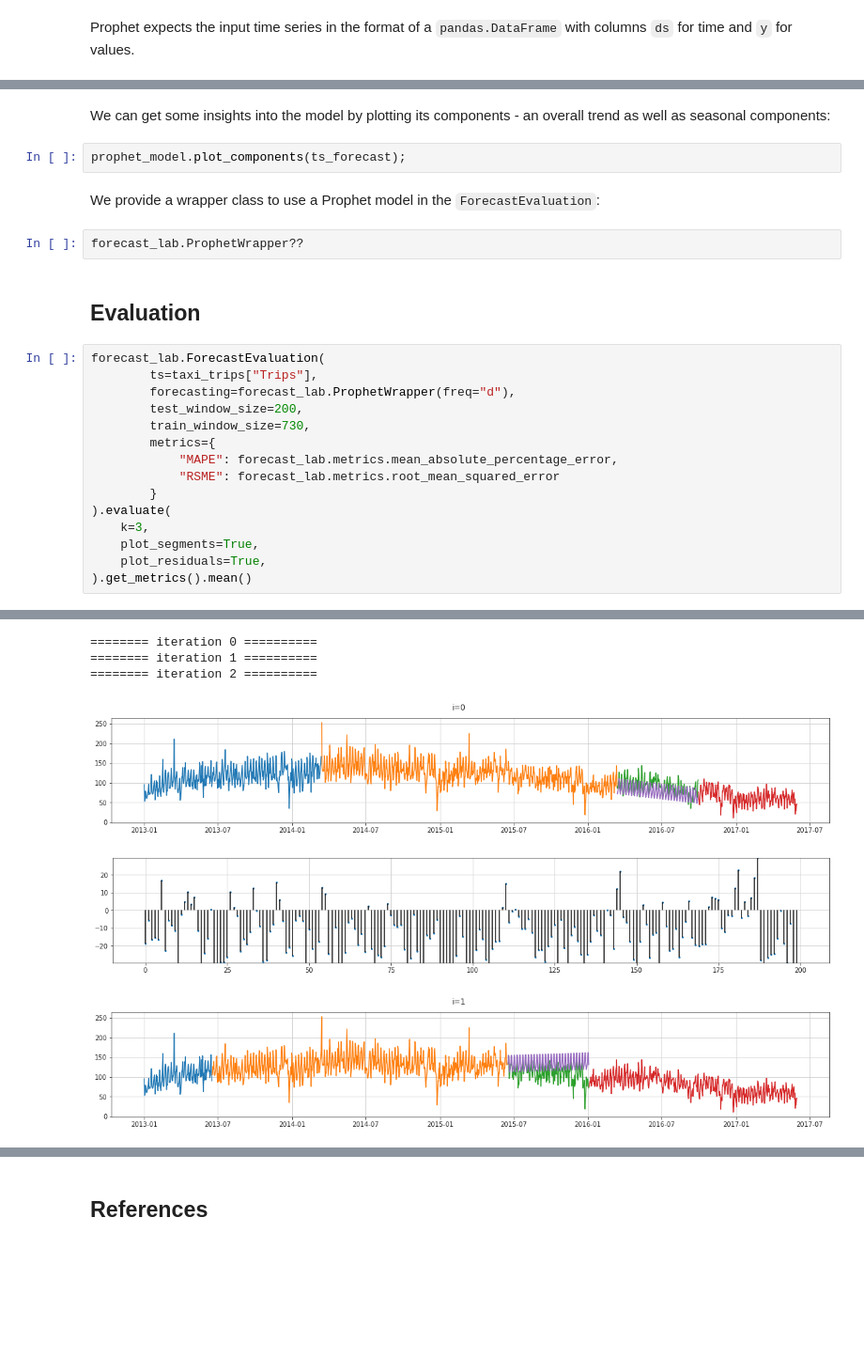
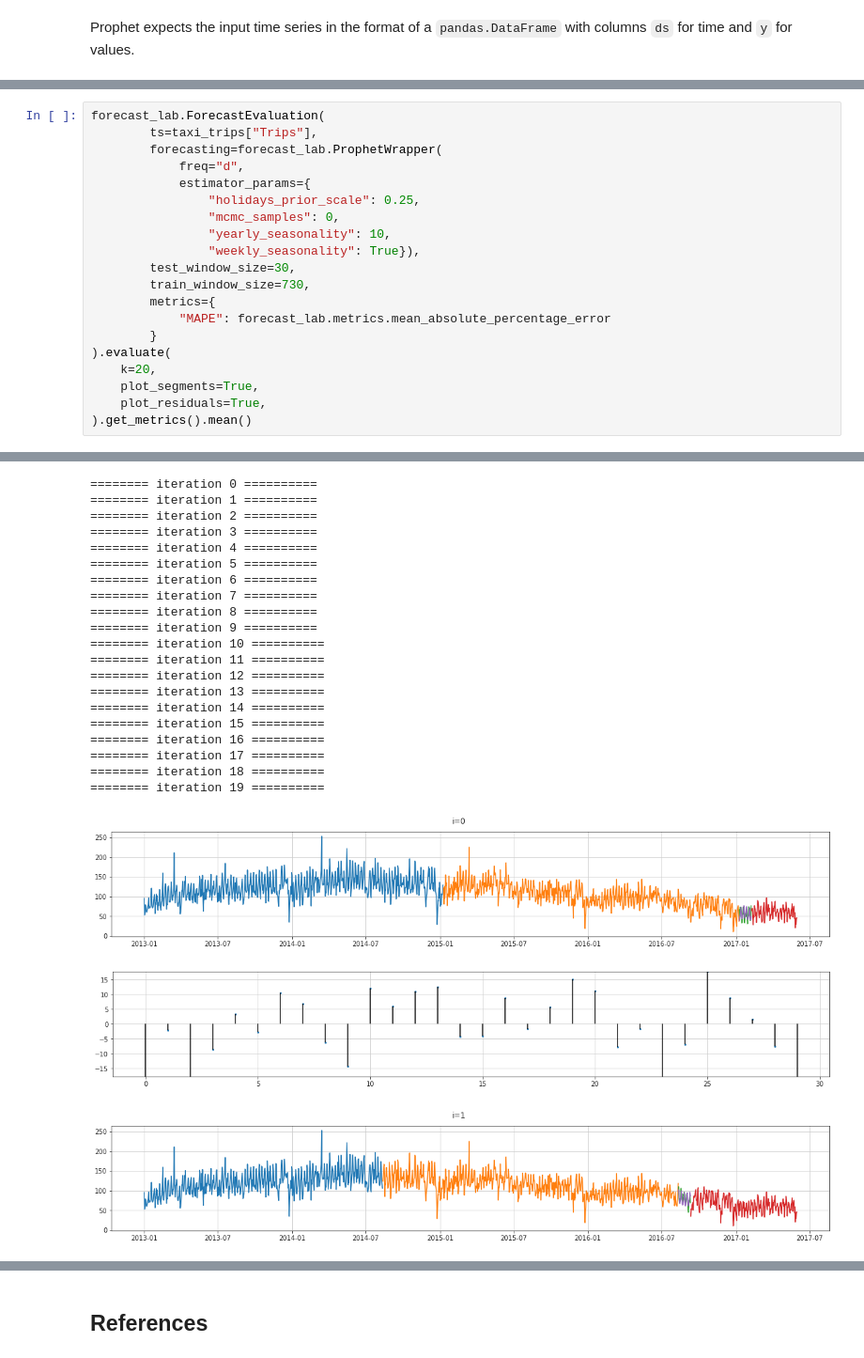
Before and after one commit to gsimbr/forecast-lab, a Jupyter notebook: notebooks/forecast.ipynb, the cells around one changed output, grey strips where cells are left out. Shown at 94% size. Cells and saved outputs as stored; diff of their text form; blank space fills up the shorter version.

```diff
--- a/notebooks/forecast.ipynb
+++ b/notebooks/forecast.ipynb
@@ -61,25 +36,20 @@ prophet_model.plot(ts_forecast[ts_forecast["ds"] > taxi_trips.index.max()], );
-# %% [markdown]
-We can get some insights into the model by plotting its components - an overall trend as well as seasonal components:
-# %%
-prophet_model.plot_components(ts_forecast);
-# %% [markdown]
-We provide a wrapper class to use a Prophet model in the `ForecastEvaluation`:
-# %%
-forecast_lab.ProphetWrapper??
-# %% [markdown]
-## Evaluation
 # %%
 forecast_lab.ForecastEvaluation(
         ts=taxi_trips["Trips"],
-        forecasting=forecast_lab.ProphetWrapper(freq="d"),
-        test_window_size=200,
+        forecasting=forecast_lab.ProphetWrapper(
+            freq="d",
+            estimator_params={
+                "holidays_prior_scale": 0.25,
+                "mcmc_samples": 0,
+                "yearly_seasonality": 10,
+                "weekly_seasonality": True}),
+        test_window_size=30,
         train_window_size=730,
         metrics={
-            "MAPE": forecast_lab.metrics.mean_absolute_percentage_error,
-            "RSME": forecast_lab.metrics.root_mean_squared_error
+            "MAPE": forecast_lab.metrics.mean_absolute_percentage_error
         }
 ).evaluate(
-    k=3,
+    k=20,
     plot_segments=True,
     plot_residuals=True,
 ).get_metrics().mean()
@@ -93,6 +77,23 @@ INFO:fbprophet:Disabling daily seasonality. Run prophet with daily_seasonality=T
 ======== iteration 0 ==========
 ======== iteration 1 ==========
 ======== iteration 2 ==========
+======== iteration 3 ==========
+======== iteration 4 ==========
+======== iteration 5 ==========
+======== iteration 6 ==========
+======== iteration 7 ==========
+======== iteration 8 ==========
+======== iteration 9 ==========
+======== iteration 10 ==========
+======== iteration 11 ==========
+======== iteration 12 ==========
+======== iteration 13 ==========
+======== iteration 14 ==========
+======== iteration 15 ==========
+======== iteration 16 ==========
+======== iteration 17 ==========
+======== iteration 18 ==========
+======== iteration 19 ==========
-[figure, old version]
+[figure, new version]
-[figure, old version]
+[figure, new version]
-[figure, old version]
+[figure, new version]
```
Also changed, not shown: parts of 15 cells of this notebook.
